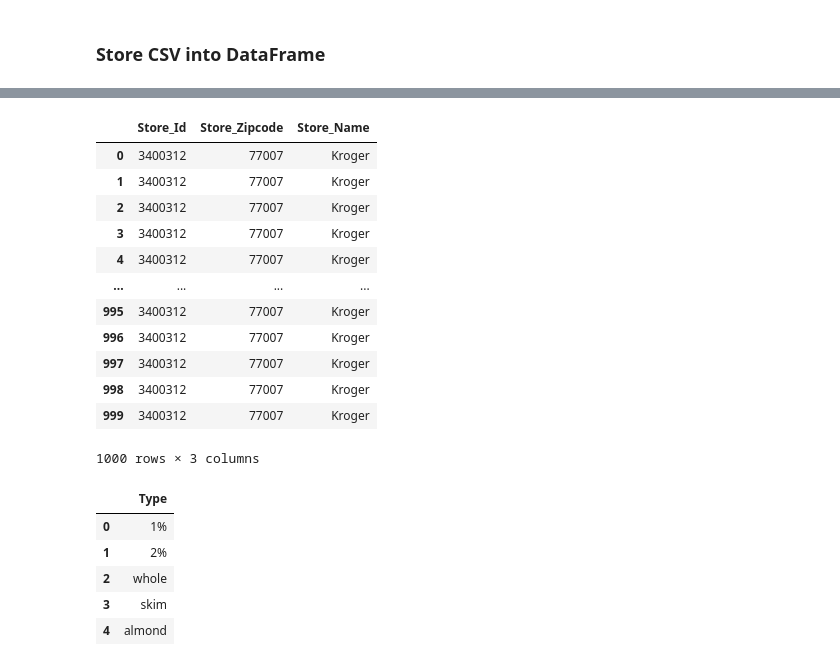
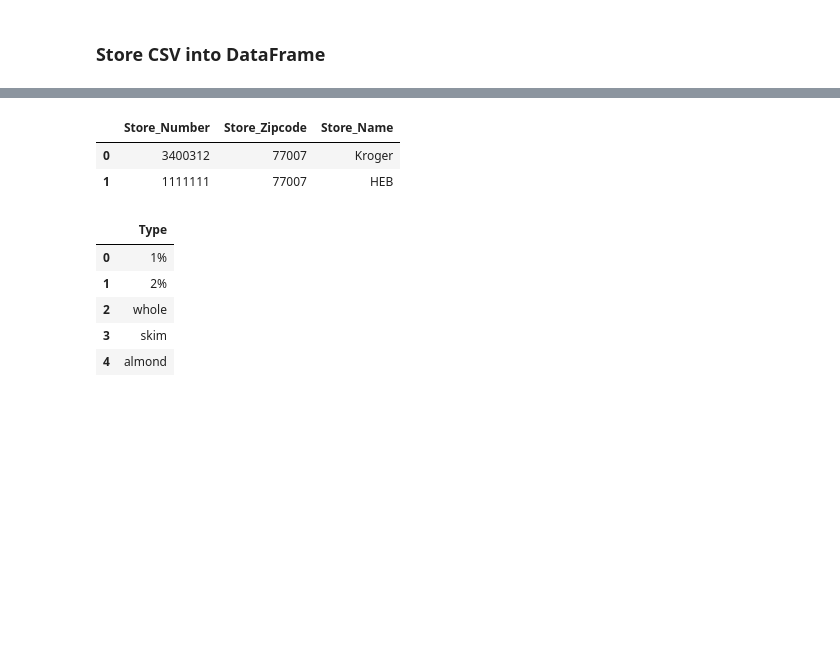
Before and after one commit to ykrasnikov/ETL-project, a Jupyter notebook: database/data_etl.ipynb, the cells around one changed output, grey strips where cells are left out. Saved outputs shown, nothing was run; the diff lists cells and outputs as text; code cells hidden in the pictures; blank space fills up the shorter version.

```diff
--- a/database/data_etl.ipynb
+++ b/database/data_etl.ipynb
@@ -35,24 +36,16 @@ milk_df.head()
 # %%
-store_df = kroger_data_df[['Store_Id']].copy()
-zipcode = 77007
+store_df = pd.DataFrame()
+store_id = 3400312 , 1111111
+store_df["Store_Number"] = store_id
+zipcode = 77007 , 77007
 store_df['Store_Zipcode'] = zipcode
-name = "Kroger"
+name = "Kroger" , "HEB"
 store_df['Store_Name'] = name
-store_df
+store_df.head()
 # %% [output]
-|  | Store_Id | Store_Zipcode | Store_Name |
+|  | Store_Number | Store_Zipcode | Store_Name |
 | 0 | 3400312 | 77007 | Kroger |
-| 1 | 3400312 | 77007 | Kroger |
-| 2 | 3400312 | 77007 | Kroger |
-| 3 | 3400312 | 77007 | Kroger |
-| 4 | 3400312 | 77007 | Kroger |
-| ... | ... | ... | ... |
-| 995 | 3400312 | 77007 | Kroger |
-| 996 | 3400312 | 77007 | Kroger |
-| 997 | 3400312 | 77007 | Kroger |
-| 998 | 3400312 | 77007 | Kroger |
-| 999 | 3400312 | 77007 | Kroger |
+| 1 | 1111111 | 77007 | HEB |
-1000 rows × 3 columns
 # %%
 milk_type_df = pd.DataFrame()
 milk_type = ['1%' , "2%", 'whole', 'skim', 'almond', 'other']
```
Also changed, not shown: parts of 18 cells of this notebook, 1 other file.
